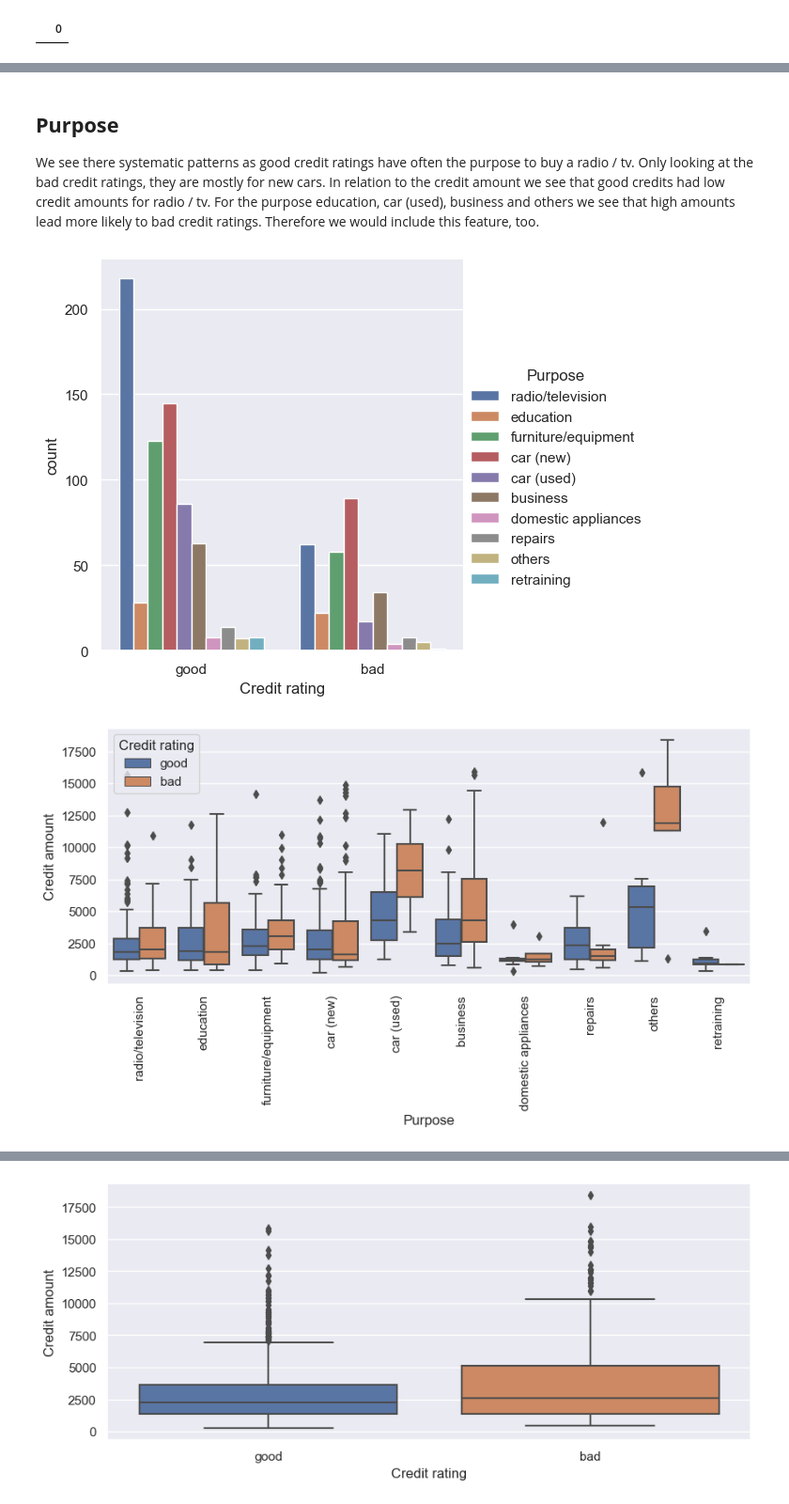
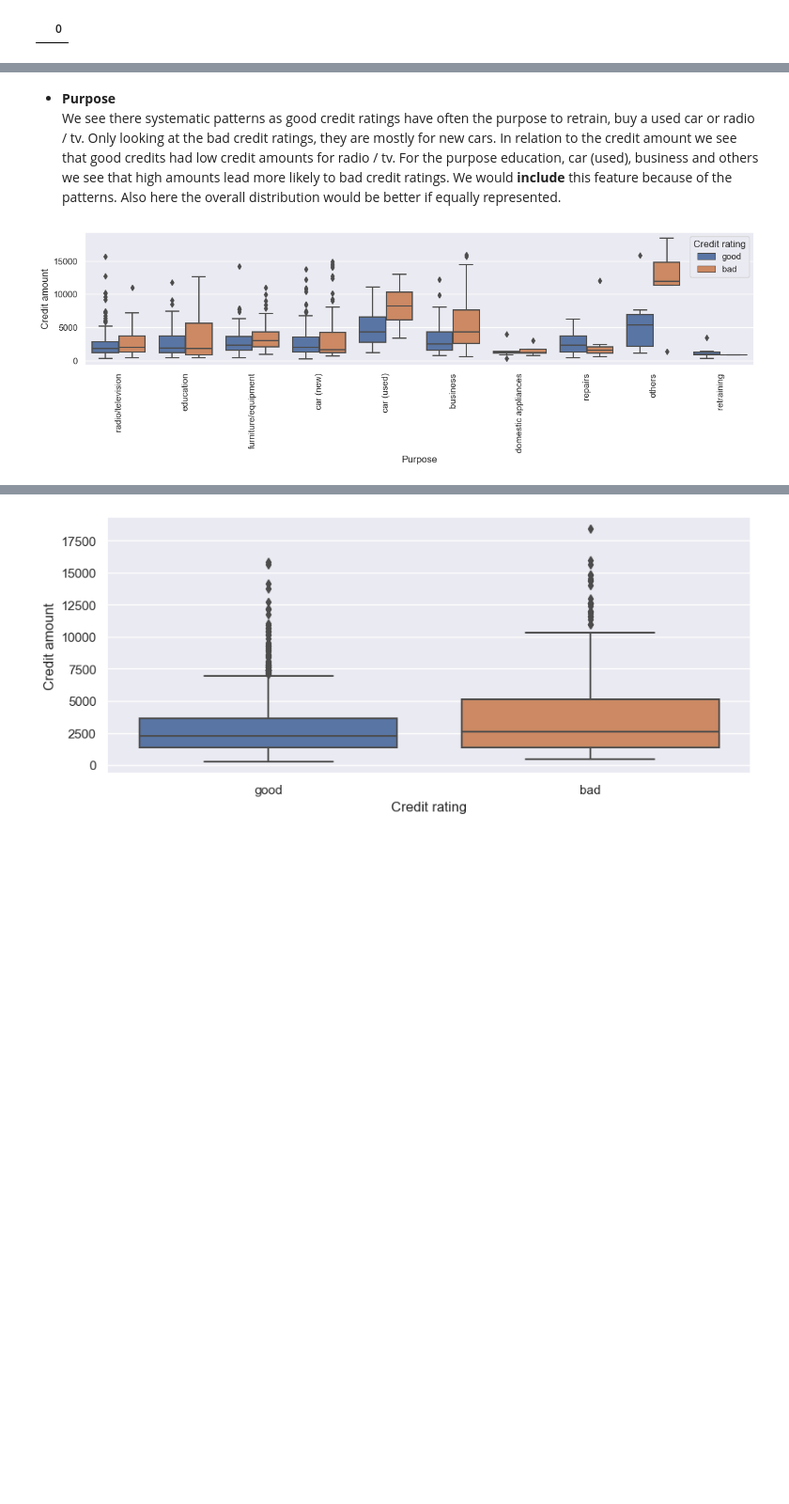
Before and after one commit to dennismgoetz/HoML-Credit-Data, a Jupyter notebook: Data_Preparation.ipynb, the cells around one changed output, grey strips where cells are left out. Shown: that part at 94% size. Drawn from its saved outputs; the diff is of its cells as text; code cells hidden in the pictures; blank space fills up the shorter version.

```diff
--- a/Data_Preparation.ipynb
+++ b/Data_Preparation.ipynb
@@ -226,4 +69,0 @@ We would include this feature as we see patterns in the data. Good credit rating
-# %%
-sns.set(rc={"figure.figsize":(10, 4)})
-sns.catplot(data = data_values, x="Credit rating", hue="Status of existing checking account", kind="count", height=4)
-plt.show()
@@ -255,12 +90,10 @@ plt.show()
 # %% [markdown]
-## **Purpose** <br>
-We see there systematic patterns as good credit ratings have often the purpose to buy a radio / tv. Only looking at the bad credit ratings, they are mostly for new cars. In relation to the credit amount we see that good credits had low credit amounts for radio / tv. For the purpose education, car (used), business and others we see that high amounts lead more likely to bad credit ratings. Therefore we would include this feature, too.
+* **Purpose** <br>
+We see there systematic patterns as good credit ratings have often the purpose to retrain, buy a used car or radio / tv. Only looking at the bad credit ratings, they are mostly for new cars. In relation to the credit amount we see that good credits had low credit amounts for radio / tv. For the purpose education, car (used), business and others we see that high amounts lead more likely to bad credit ratings. We would **include** this feature because of the patterns. Also here the overall distribution would be better if equally represented.
 # %%
-sns.catplot(data = data_values, x="Credit rating", hue="Purpose", kind="count")
-plt.show()
+plt.figure(figsize = (15,3))
 sns.boxplot(y = data_values['Credit amount'], x = data_values['Purpose'], hue = data_values['Credit rating']).set_xticklabels(data_values['Purpose'].unique(), rotation = 90)
 plt.show()
 # %% [output]
-[figure, old version]
+[figure, new version]
-[figure, removed]
 # %% [markdown]
```
Also changed, not shown: parts of 20 cells of this notebook, 1 other file.
